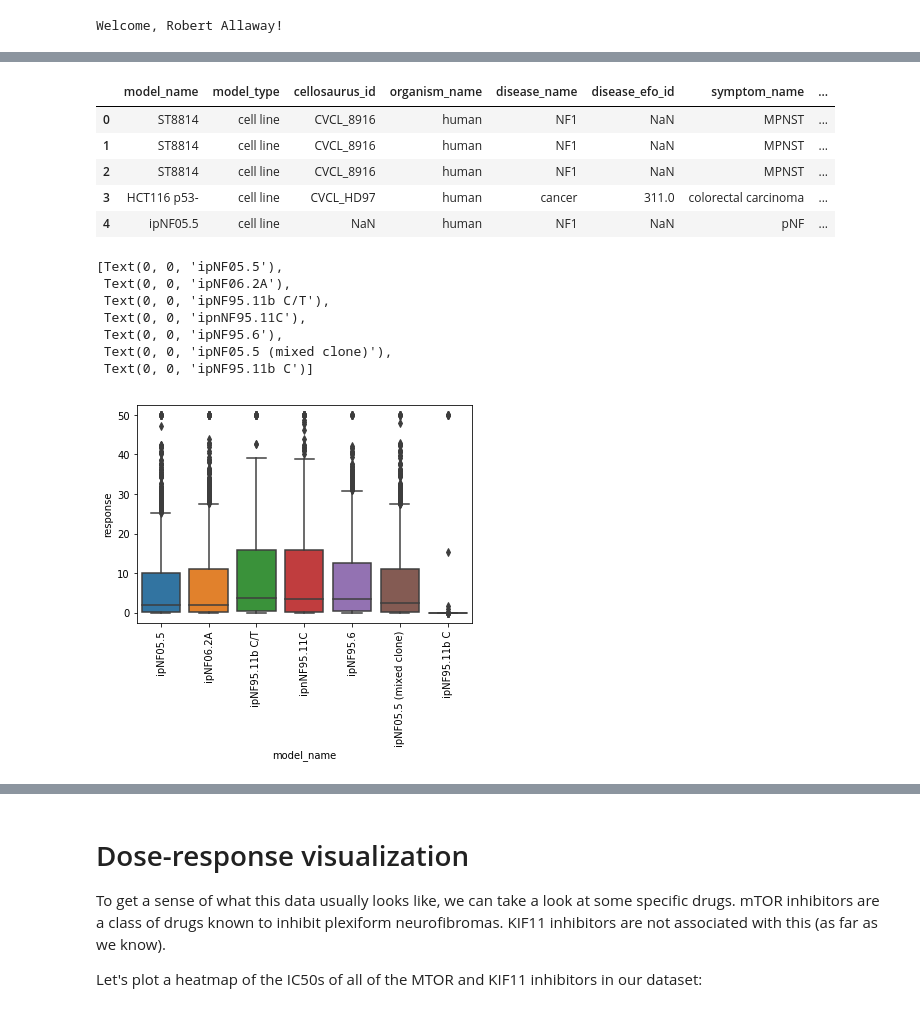
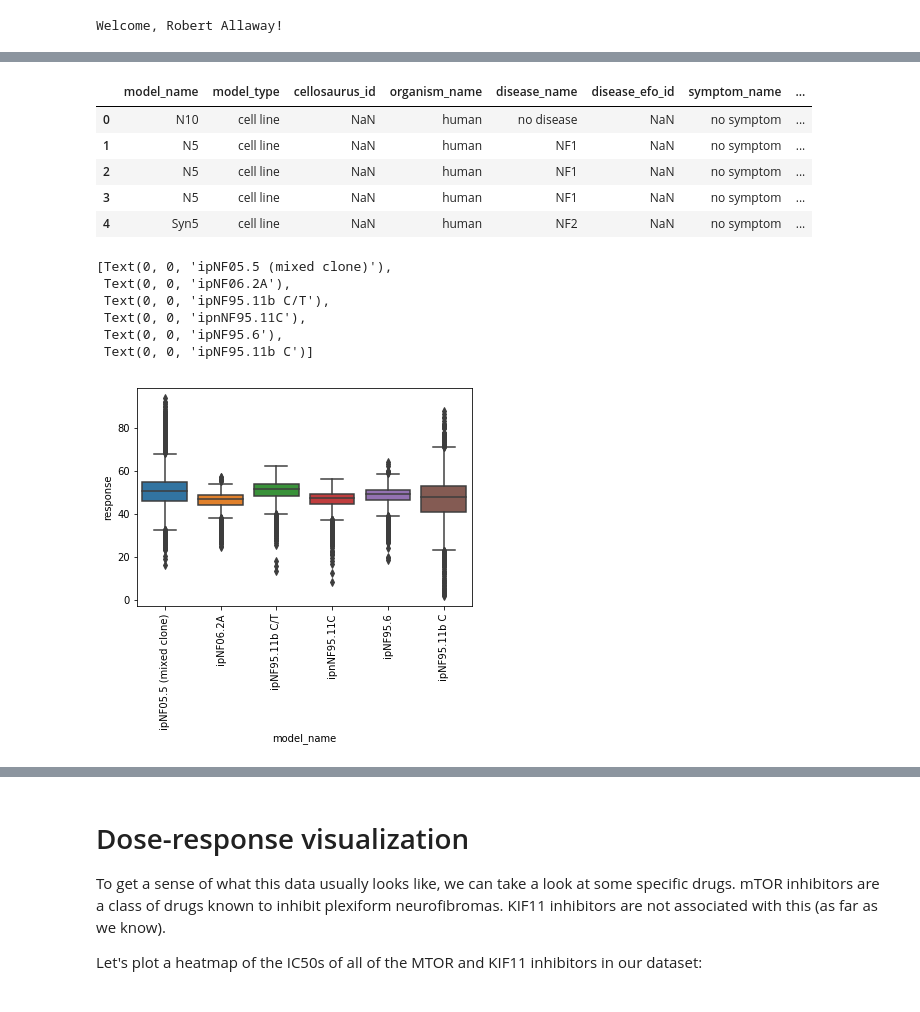
Before and after one commit to nf-osi/nf-hackathon-2019, a Jupyter notebook: py_demos/2-drug-screening.ipynb, the cells around one changed output, grey strips where cells are left out. Saved outputs shown, nothing was run; the diff lists cells and outputs as text; code cells hidden in the pictures.

```diff
--- a/py_demos/2-drug-screening.ipynb
+++ b/py_demos/2-drug-screening.ipynb
@@ -79,40 +72,39 @@ Specificially, we will:
 
 - binarize the target dataset after it has been reduced to only the drugs we can evaluate
 # %%
-drug_data_path = syn.get("syn20684161").path
+drug_data_path = syn.get("syn20700260").path
 drug_data = pd.read_csv(drug_data_path, low_memory=False)
 
 pd.DataFrame.head(drug_data)
 # %% [output]
 |  | model_name | model_type | cellosaurus_id | organism_name | disease_name | disease_efo_id | symptom_name | ... |
-| 0 | ST8814 | cell line | CVCL_8916 | human | NF1 | NaN | MPNST | ... |
-| 1 | ST8814 | cell line | CVCL_8916 | human | NF1 | NaN | MPNST | ... |
-| 2 | ST8814 | cell line | CVCL_8916 | human | NF1 | NaN | MPNST | ... |
-| 3 | HCT116 p53- | cell line | CVCL_HD97 | human | cancer | 311.0 | colorectal carcinoma | ... |
-| 4 | ipNF05.5 | cell line | NaN | human | NF1 | NaN | pNF | ... |
+| 0 | N10 | cell line | NaN | human | no disease | NaN | no symptom | ... |
+| 1 | N5 | cell line | NaN | human | NF1 | NaN | no symptom | ... |
+| 2 | N5 | cell line | NaN | human | NF1 | NaN | no symptom | ... |
+| 3 | N5 | cell line | NaN | human | NF1 | NaN | no symptom | ... |
+| 4 | Syn5 | cell line | NaN | human | NF2 | NaN | no symptom | ... |
 # %%
 pnf = ["ipNF05.5", "ipNF06.2A", "ipNF95.11b C/T", "ipnNF95.11C", "ipNF95.6", "ipNF05.5 (mixed clone)", "ipNF95.11b C"]
 
 drug_data_pnf = (drug_data
-      .query('response_type == "IC50_rel"')
+      .query('response_type == "AUC_Simpson"')
       .query('model_name == @pnf')
       .groupby('drug_screen_id').filter(lambda x: len(x)==1)
-      .assign(response = lambda x: [50 if a >= 50 else a for a in x['response']]))
+      .assign(response = lambda x: [100 if a >= 100 else a for a in x['response']]))
 
 pd.DataFrame.head(drug_data_pnf)
 
 ax = sns.boxplot(x = "model_name", y = "response", data = drug_data_pnf)
 ax = ax.set_xticklabels(ax.get_xticklabels(),rotation=90)
 
 ax
 # %% [output]
-[Text(0, 0, 'ipNF05.5'),
+[Text(0, 0, 'ipNF05.5 (mixed clone)'),
  Text(0, 0, 'ipNF06.2A'),
  Text(0, 0, 'ipNF95.11b C/T'),
  Text(0, 0, 'ipnNF95.11C'),
  Text(0, 0, 'ipNF95.6'),
- Text(0, 0, 'ipNF05.5 (mixed clone)'),
  Text(0, 0, 'ipNF95.11b C')]
-[figure, old version]
+[figure, new version]
 # %%
 drug_data_filt = (drug_data_pnf
```
Also changed, not shown: parts of 19 cells of this notebook, 2 other files.
